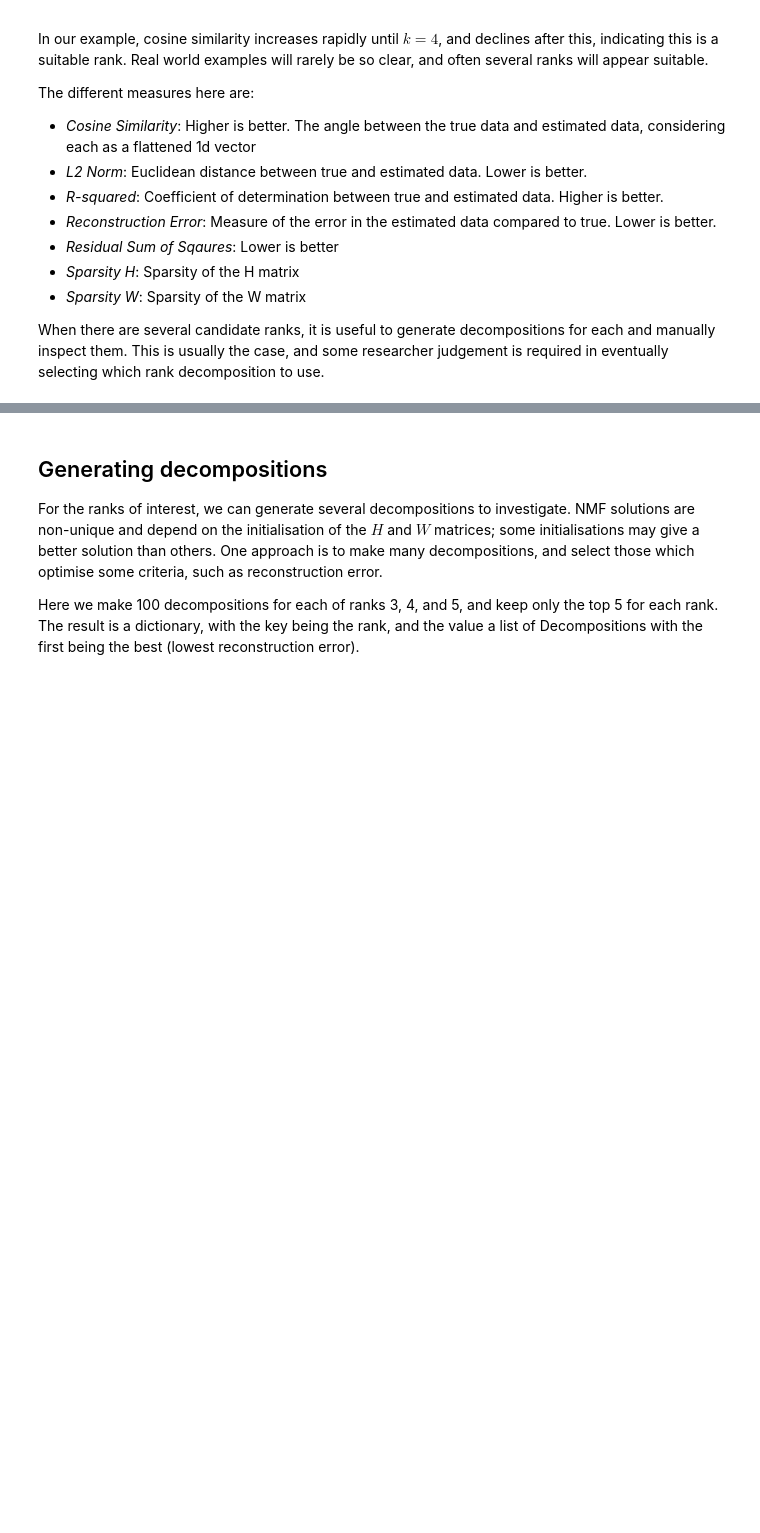
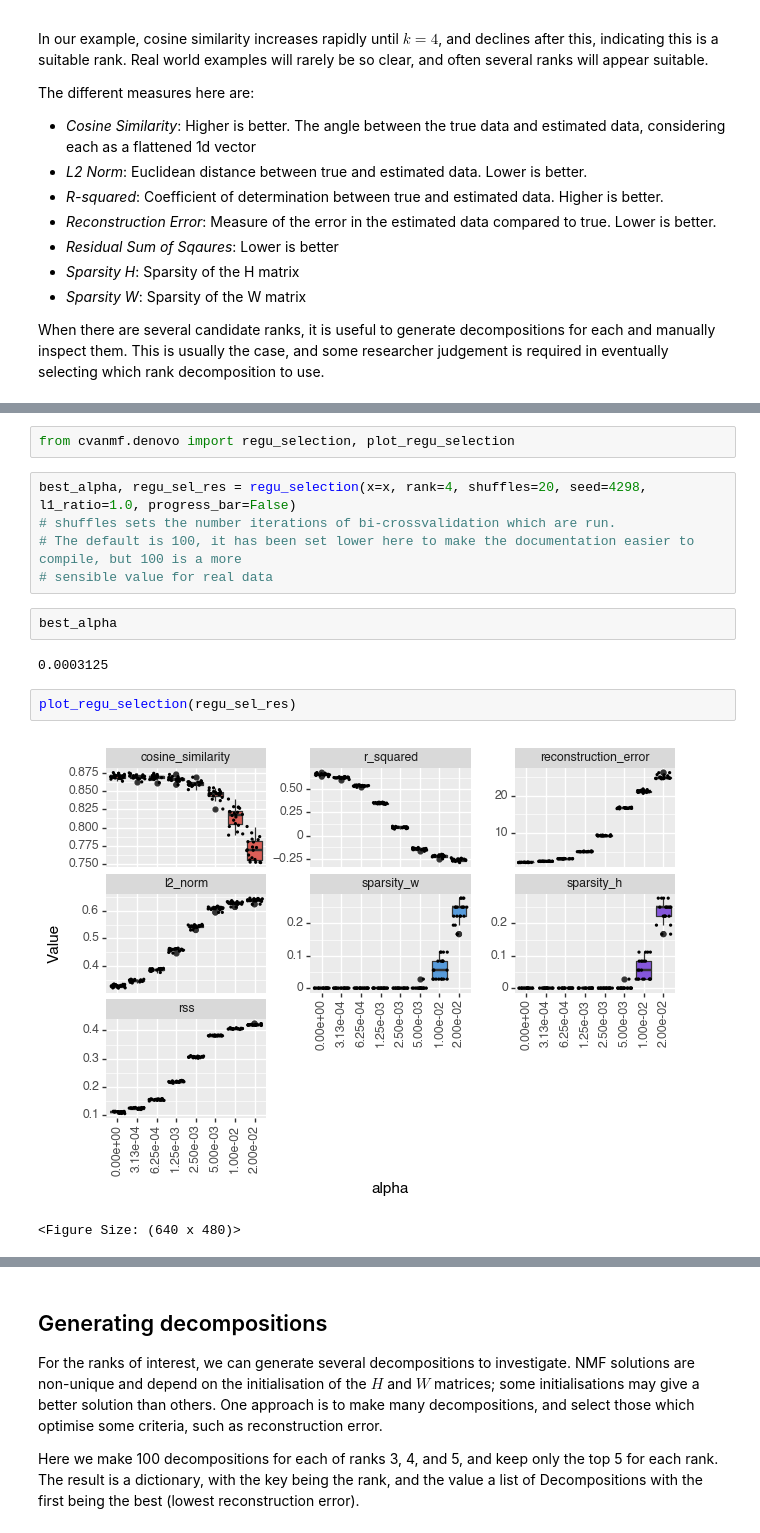
Before and after one commit to apduncan/cvanmf, a Jupyter notebook: docs/example.ipynb, the cells around one changed output, grey strips where cells are left out. Drawn from its saved outputs; the diff is of its cells as text; blank space fills up the shorter version.

```diff
--- a/docs/example.ipynb
+++ b/docs/example.ipynb
@@ -103,0 +120,16 @@ When there are several candidate ranks, it is useful to generate decompositions
+# %%
+from cvanmf.denovo import regu_selection, plot_regu_selection
+# %%
+best_alpha, regu_sel_res = regu_selection(x=x, rank=4, shuffles=20, seed=4298, l1_ratio=1.0, progress_bar=False)
+# shuffles sets the number iterations of bi-crossvalidation which are run.
+# The default is 100, it has been set lower here to make the documentation easier to compile, but 100 is a more
+# sensible value for real data
+# %%
+best_alpha
+# %% [output]
+0.0003125
+# %%
+plot_regu_selection(regu_sel_res)
+# %% [output]
+[figure, added]
+<Figure Size: (640 x 480)>
```
Also changed, not shown: parts of 23 cells of this notebook, 3 other files.
